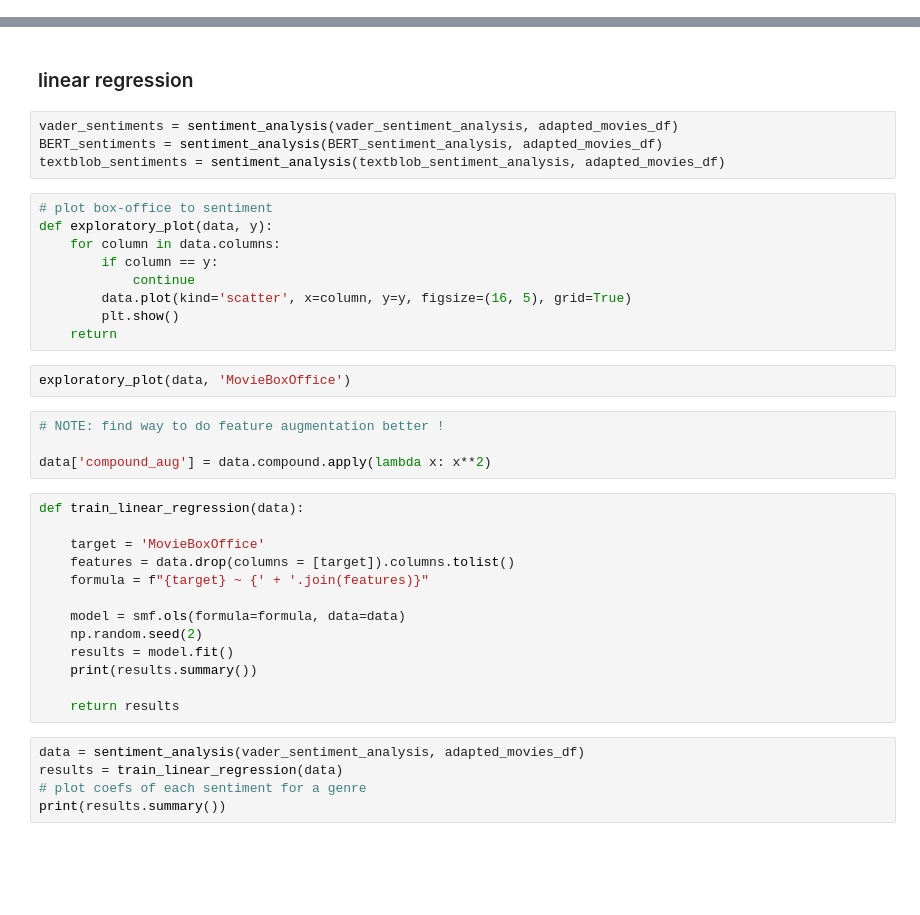
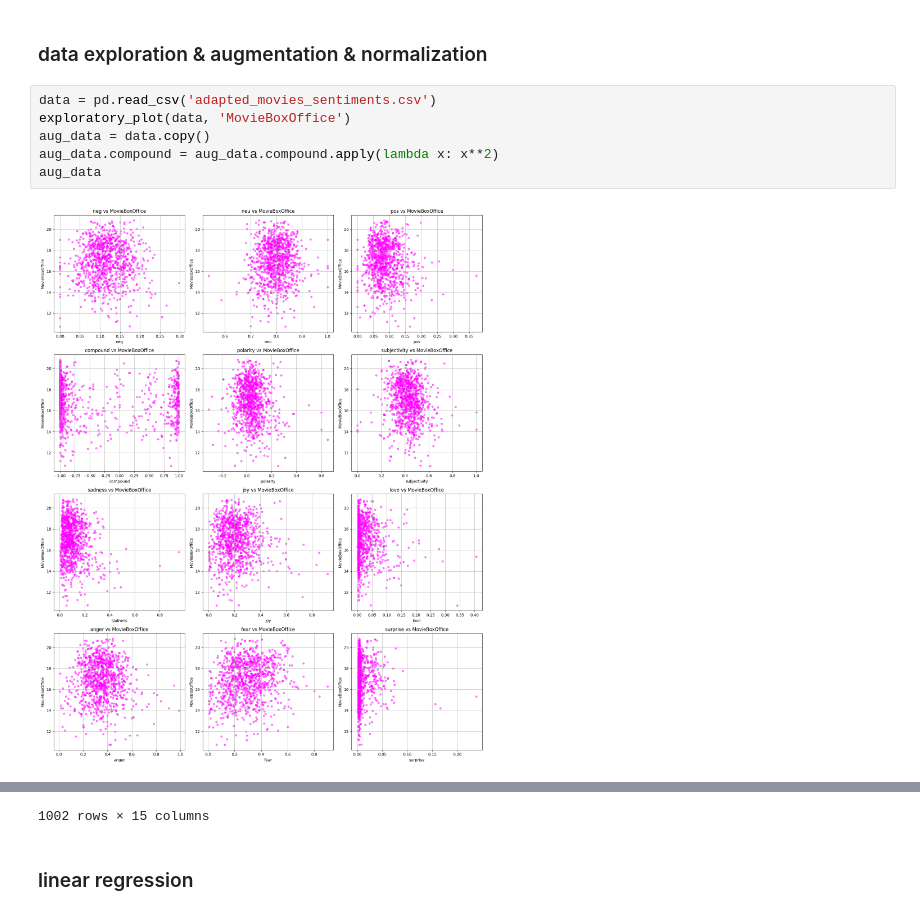
Before and after one commit to epfl-ada/ada-2024-project-padamalgame, a Jupyter notebook: src/sentiment_analysis.ipynb, the cells around one changed output, grey strips where cells are left out. Saved outputs shown, nothing was run; the diff lists cells and outputs as text; blank space fills up the shorter version.

Commit message:
clustering & regression (in progress)

```diff
--- a/src/sentiment_analysis.ipynb
+++ b/src/sentiment_analysis.ipynb
@@ -92,0 +81,10 @@ def textblob_sentiment_analysis(texts):
+# %% [markdown]
+### data exploration & augmentation & normalization
+# %%
+data = pd.read_csv('adapted_movies_sentiments.csv')
+exploratory_plot(data, 'MovieBoxOffice')
+aug_data = data.copy()
+aug_data.compound = aug_data.compound.apply(lambda x: x**2)
+aug_data
+# %% [output]
+[figure, added]
@@ -93,39 +103,3 @@ def textblob_sentiment_analysis(texts):
+1002 rows × 15 columns
 # %% [markdown]
 ### linear regression
-# %%
-vader_sentiments = sentiment_analysis(vader_sentiment_analysis, adapted_movies_df)
-BERT_sentiments = sentiment_analysis(BERT_sentiment_analysis, adapted_movies_df)
-textblob_sentiments = sentiment_analysis(textblob_sentiment_analysis, adapted_movies_df)
-# %%
-# plot box-office to sentiment
-def exploratory_plot(data, y):
-    for column in data.columns:
-        if column == y:
-            continue
-        data.plot(kind='scatter', x=column, y=y, figsize=(16, 5), grid=True)
-        plt.show()
-    return
-# %%
-exploratory_plot(data, 'MovieBoxOffice')
-# %%
-# NOTE: find way to do feature augmentation better !
-
-data['compound_aug'] = data.compound.apply(lambda x: x**2)
-# %%
-def train_linear_regression(data):
-
-    target = 'MovieBoxOffice'
-    features = data.drop(columns = [target]).columns.tolist()
-    formula = f"{target} ~ {' + '.join(features)}"
-
-    model = smf.ols(formula=formula, data=data)
-    np.random.seed(2)
-    results = model.fit()
-    print(results.summary())
-
-    return results
-# %%
-data = sentiment_analysis(vader_sentiment_analysis, adapted_movies_df)
-results = train_linear_regression(data)
-# plot coefs of each sentiment for a genre
-print(results.summary())
```
Also changed, not shown: parts of 25 cells of this notebook, 11 other files.
